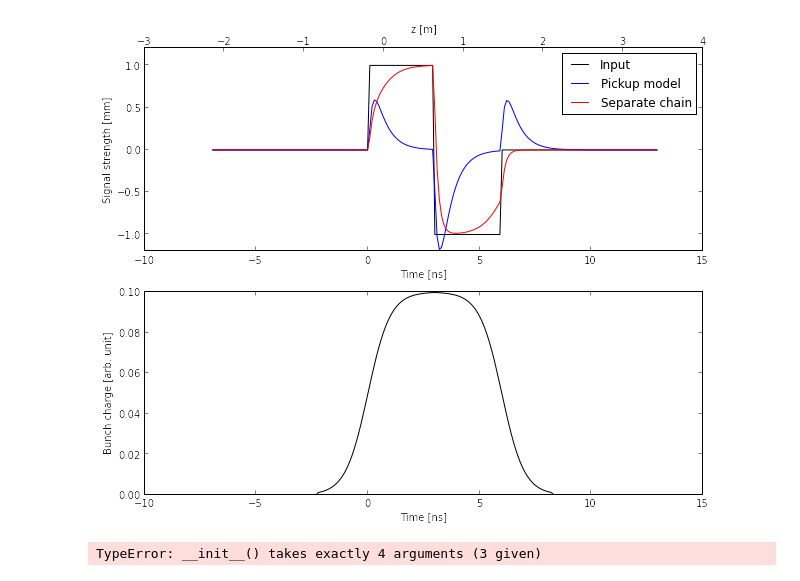
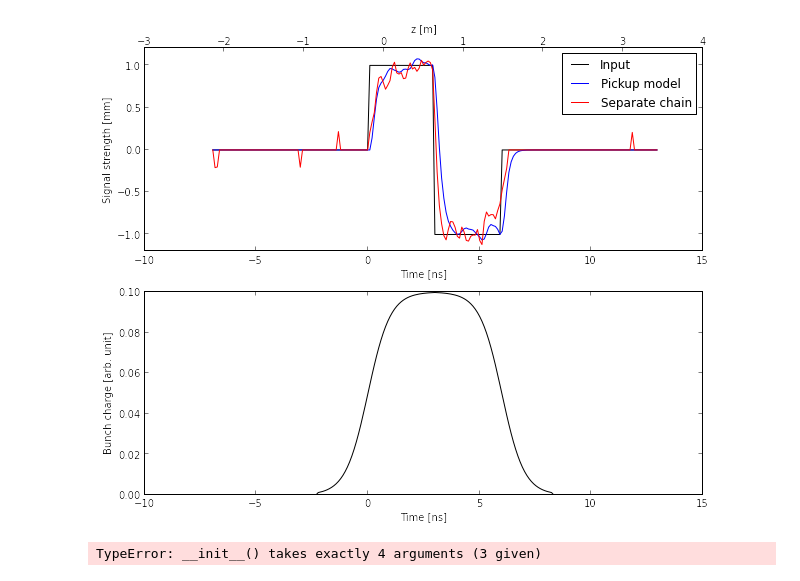
Before and after one commit to jkomppula/PyHEADTAIL_feedback, a Jupyter notebook: interactive-tests/SignalProcessorTest.ipynb, the cells around one changed output. Drawn from its saved outputs; the diff is of its cells as text; code cells hidden in the pictures.

```diff
--- a/interactive-tests/SignalProcessorTest.ipynb
+++ b/interactive-tests/SignalProcessorTest.ipynb
@@ -263,31 +263,32 @@ for p_id, s_id in itertools.izip(p_idx,s_idx):
 # %%
 # CASE I:
 # Compare signal processor chains by using a signal generator as a signal source
 
 delay = 0
-noise = 0
+noise = 2e-4
 f_c = 1e9
 f_chp = 0.3e9
 threshold = 2e-4
 
 signal = SquareWaveImpulse(20e-9,6e-9,200,1e-3,5e-10)
 #signal = SineStep(3e-9,1e9,100,1e-3,0.1e-9)
 
 pickup_model = [
-    #processors.PickUp(noise, f_c, threshold),
+    processors.PickUp(noise, f_c, threshold),
     #processors.Delay(delay),
-    processors.LowpassFilter(f_c),
-    processors.HighpassFilter(f_chp)
+    processors.LowpassFilter(f_c)
+    #processors.HighpassFilter(f_chp)
 ]
 
 pickup_chain = [
     processors.ChargeWeighter(),
     processors.NoiseGenerator(noise,'absolute','normal'),
-    processors.LowpassFilter(f_c)
+    processors.LowpassFilter(f_c),
+    processors.NoiseGate(threshold,threshold_ref = 'amplitude')
 ]
 compare_processor_chains(signal, pickup_model, pickup_chain,'Pickup model','Separate chain')
 # %% [output]
-[figure, old version]
+[figure, new version]
 # %%
 # CASE II:
 # Compare signal processor chains by using the generated bunch as a signal source
```
Also changed, not shown: 3 other files.
